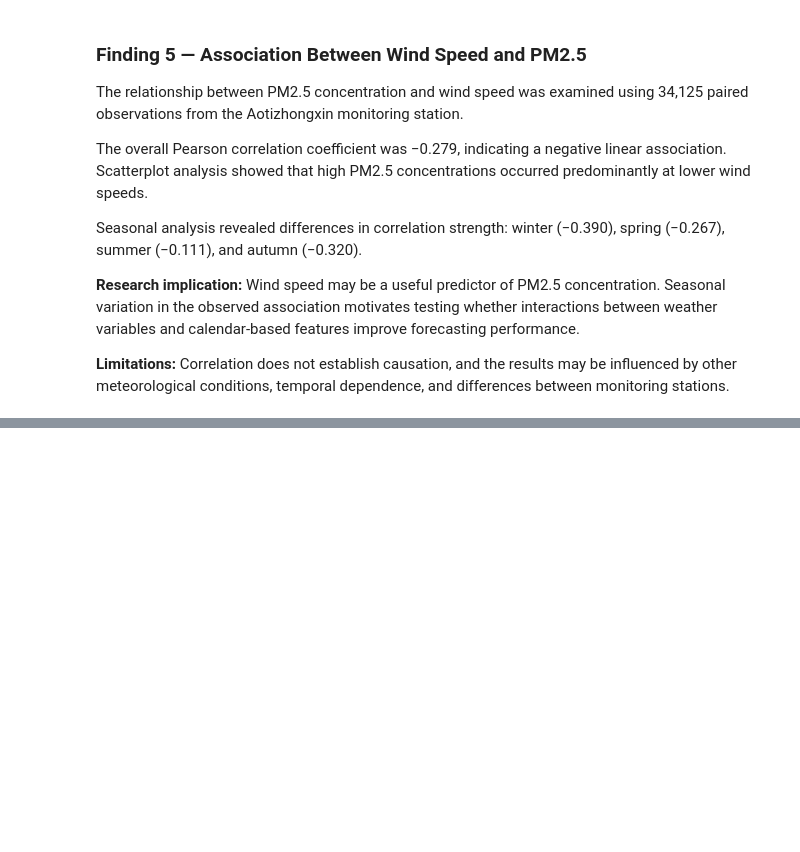
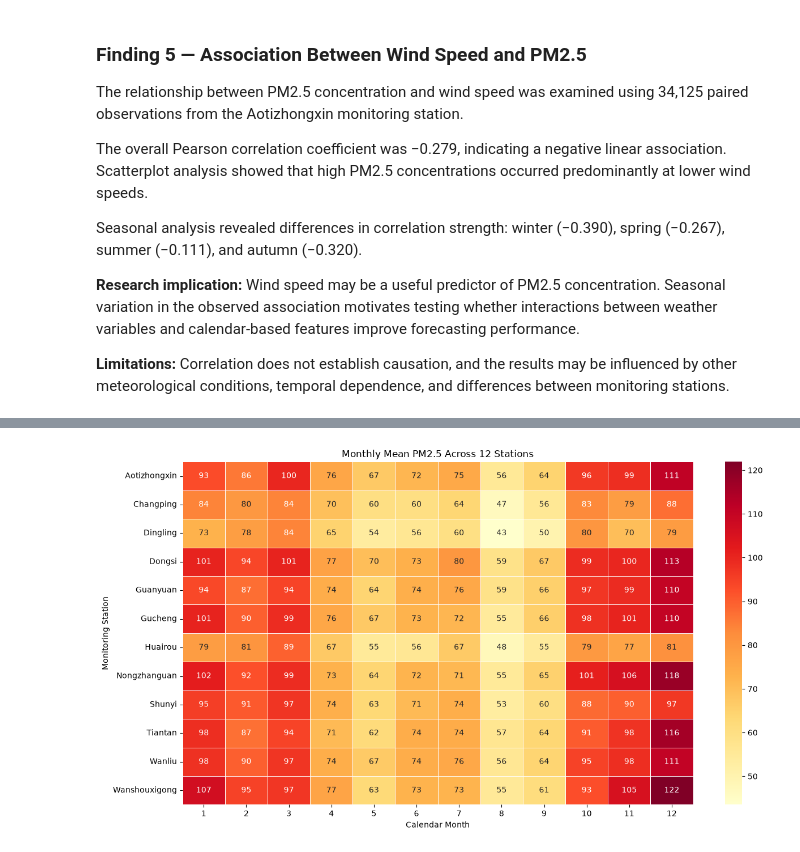
Before and after one commit to shbnm93/air-quality-retrieval-ai, a Jupyter notebook: notebooks/01_exploratory_analysis.ipynb, the cells around one changed output, grey strips where cells are left out. Cells and saved outputs as stored; diff of their text form; code cells hidden in the pictures; blank space fills up the shorter version.

```diff
--- a/notebooks/01_exploratory_analysis.ipynb
+++ b/notebooks/01_exploratory_analysis.ipynb
@@ -302,0 +380,29 @@ Seasonal analysis revealed differences in correlation strength: winter (−0.390
+# %%
+# Extract calendar month
+df["month_num"] = df["datetime"].dt.month
+
+# Calculate mean PM2.5 by station and month
+station_month = (
+    df.groupby(["station", "month_num"])["PM2.5"]
+    .mean()
+    .unstack()
+)
+
+plt.figure(figsize=(13, 7))
+
+sns.heatmap(
+    station_month,
+    cmap="YlOrRd",
+    annot=True,
+    fmt=".0f",
+    linewidths=0.4
+)
+
+plt.title("Monthly Mean PM2.5 Across 12 Stations")
+plt.xlabel("Calendar Month")
+plt.ylabel("Monitoring Station")
+
+plt.tight_layout()
+plt.show()
+# %% [output]
+[figure, added]
```
Also changed, not shown: parts of 8 cells of this notebook.
